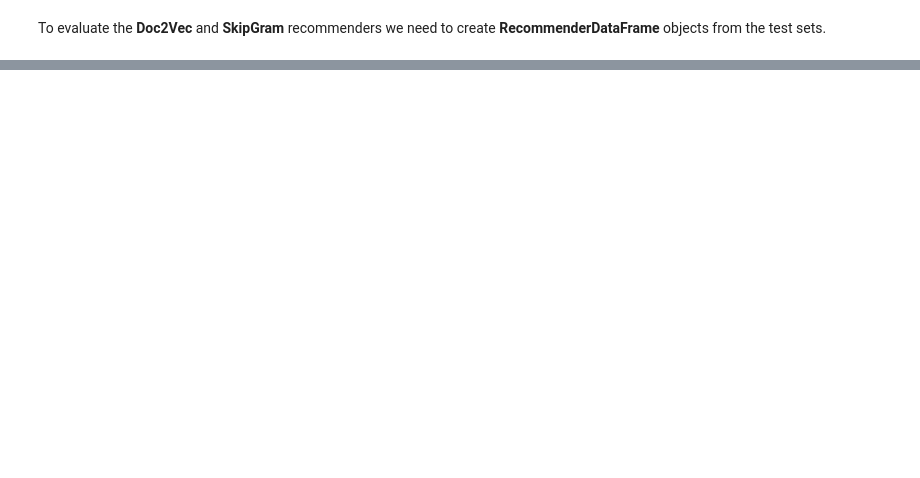
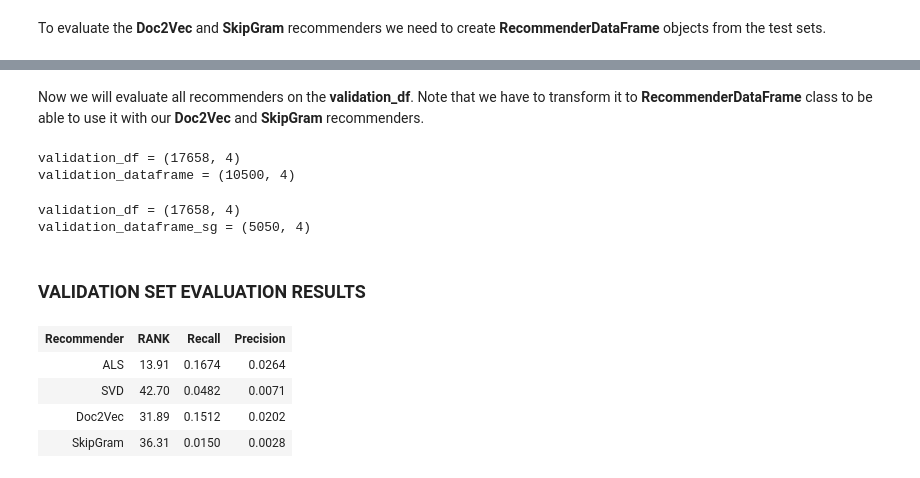
Before and after one commit to JanKoci/Recommender-systems, a Jupyter notebook: src/experiments.ipynb, the cells around one changed output, grey strips where cells are left out. Cells and saved outputs as stored; diff of their text form; code cells hidden in the pictures; blank space fills up the shorter version.

```diff
--- a/src/experiments.ipynb
+++ b/src/experiments.ipynb
@@ -388,0 +392,53 @@ display(HTML(html))
+# %% [markdown]
+Now we will evaluate all recommenders on the __validation_df__. Note that we have to transform it to __RecommenderDataFrame__ class to be able to use it with our __Doc2Vec__ and __SkipGram__ recommenders.
+# %%
+validation_dataframe = data_utils.RecommenderDataFrame(validation_df, url_2_id=doc2vec_recommender.url_2_id, uid_2_id=doc2vec_recommender.uid_2_id)
+print("validation_df = {0}\nvalidation_dataframe = {1}".format(validation_df.shape, validation_dataframe.df.shape))
+# %% [output]
+validation_df = (17658, 4)
+validation_dataframe = (10500, 4)
+# %%
+validation_dataframe_sg = data_utils.RecommenderDataFrame(validation_df, url_2_id=skip_gram_recommender.url_2_id, uid_2_id=skip_gram_recommender.uid_2_id)
+print("validation_df = {0}\nvalidation_dataframe_sg = {1}".format(validation_df.shape, validation_dataframe_sg.df.shape))
+# %% [output]
+validation_df = (17658, 4)
+validation_dataframe_sg = (5050, 4)
+# %%
+evaluator = Evaluator(als_recommender)
+als_rank = evaluator.rank_evaluation(validation_df)
+als_recall = evaluator.recall_at_k(validation_df, k=10)
+als_precision = evaluator.precision_at_k(validation_df, k=10)
+
+evaluator = Evaluator(svd_recommender)
+svd_rank = evaluator.rank_evaluation(validation_df)
+svd_recall = evaluator.recall_at_k(validation_df, k=10)
+svd_precision = evaluator.precision_at_k(validation_df, k=10)
+
+evaluator = Evaluator(doc2vec_recommender)
+d2v_rank = evaluator.rank_evaluation(validation_dataframe.df)
+d2v_recall = evaluator.recall_at_k(validation_dataframe.df, k=10)
+d2v_precision = evaluator.precision_at_k(validation_dataframe.df, k=10)
+
+evaluator = Evaluator(skip_gram_recommender)
+sg_rank = evaluator.rank_evaluation(validation_dataframe_sg.df)
+sg_recall = evaluator.recall_at_k(validation_dataframe_sg.df, k=10)
+sg_precision = evaluator.precision_at_k(validation_dataframe_sg.df, k=10)
+
+results_validation = [('ALS', als_rank, als_recall, als_precision),
+                      ('SVD', svd_rank, svd_recall, svd_precision),
+                      ('Doc2Vec', d2v_rank, d2v_recall, d2v_precision),
+                      ('SkipGram', sg_rank, sg_recall, sg_precision)]
+# %% [markdown]
+### VALIDATION SET EVALUATION RESULTS
+# %%
+html = "<table><tr><th>Recommender</th><th>RANK</th><th>Recall</th><th>Precision</th></tr>"
+for model,rank,recall,prec in results_validation:
+    html += "<tr><td>{0}</td><td>{1:.2f}</td><td>{2:.4f}</td><td>{3:.4f}</td></tr>".format(model, rank, recall, prec)
+html += '</table>'
+display(HTML(html))
+# %% [output]
+| Recommender | RANK | Recall | Precision |
+| ALS | 13.91 | 0.1674 | 0.0264 |
+| SVD | 42.70 | 0.0482 | 0.0071 |
+| Doc2Vec | 31.89 | 0.1512 | 0.0202 |
+| SkipGram | 36.31 | 0.0150 | 0.0028 |
```
Also changed, not shown: parts of 11 cells of this notebook.
